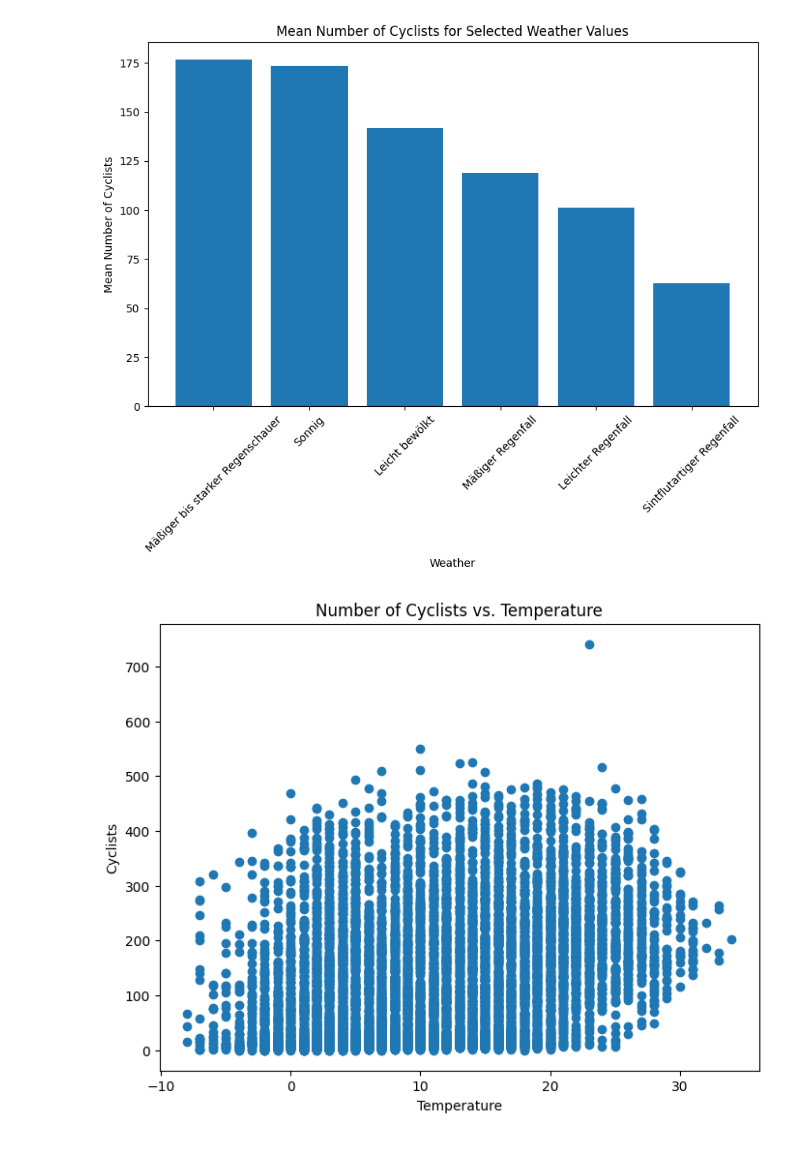
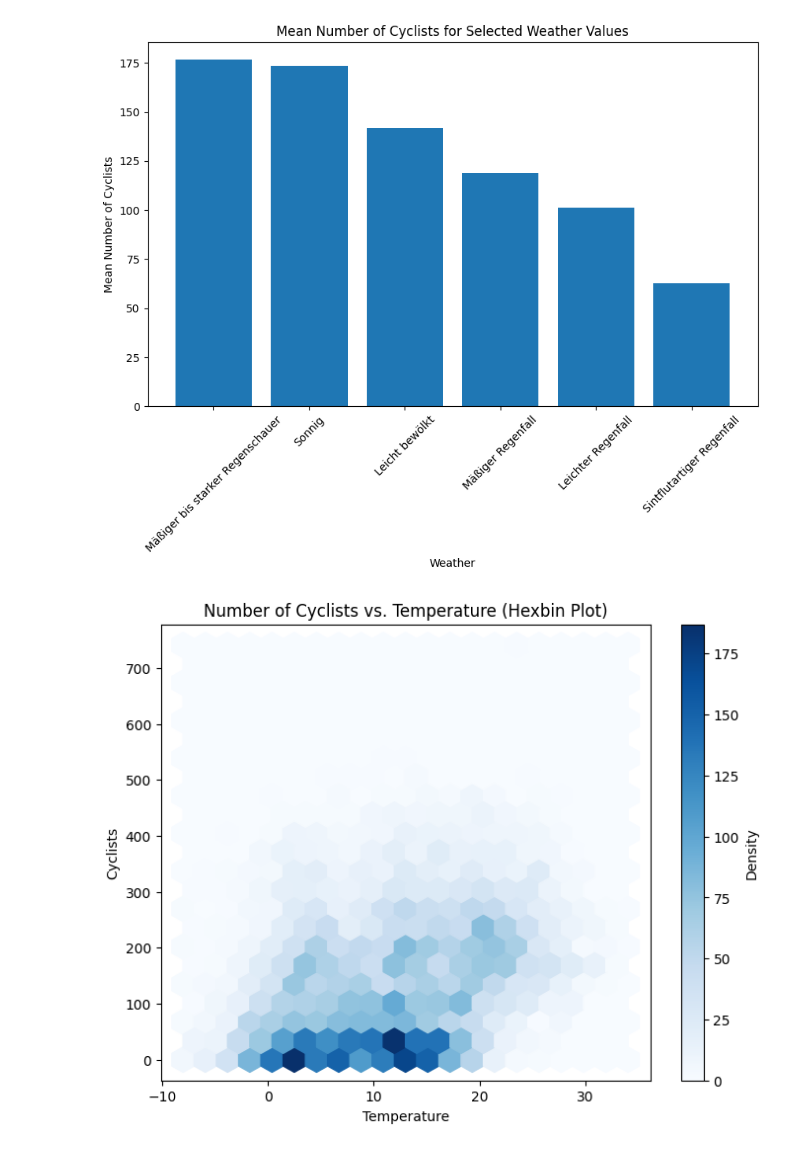
Before and after one commit to OmarFourati/2023-amse-template, a Jupyter notebook: exploration.ipynb, the cells around one changed output. Saved outputs shown, nothing was run; the diff lists cells and outputs as text; code cells hidden in the pictures.

```diff
--- a/exploration.ipynb
+++ b/exploration.ipynb
@@ -290,12 +290,13 @@ plt.show()
 # %%
 import matplotlib.pyplot as plt
 
 # Assuming 'df' is the DataFrame containing the data
 plt.figure(figsize=(8, 6))
-sns.kdeplot(data=df_2018, x='Temperatur (°C)', y='Weseler Straße (gesamt)', cmap='Blues', shade=True)
+plt.hexbin(df_2018['Temperatur (°C)'], df_2018['Weseler Straße (gesamt)'], gridsize=20, cmap='Blues')
 plt.xlabel('Temperature')
 plt.ylabel('Cyclists')
-plt.title('Number of Cyclists vs. Temperature (Density Plot)')
+plt.title('Number of Cyclists vs. Temperature (Hexbin Plot)')
+plt.colorbar(label='Density')
 plt.show()
 # %% [output]
-[figure, old version]
+[figure, new version]
```
Also changed, not shown: 1 other file.
